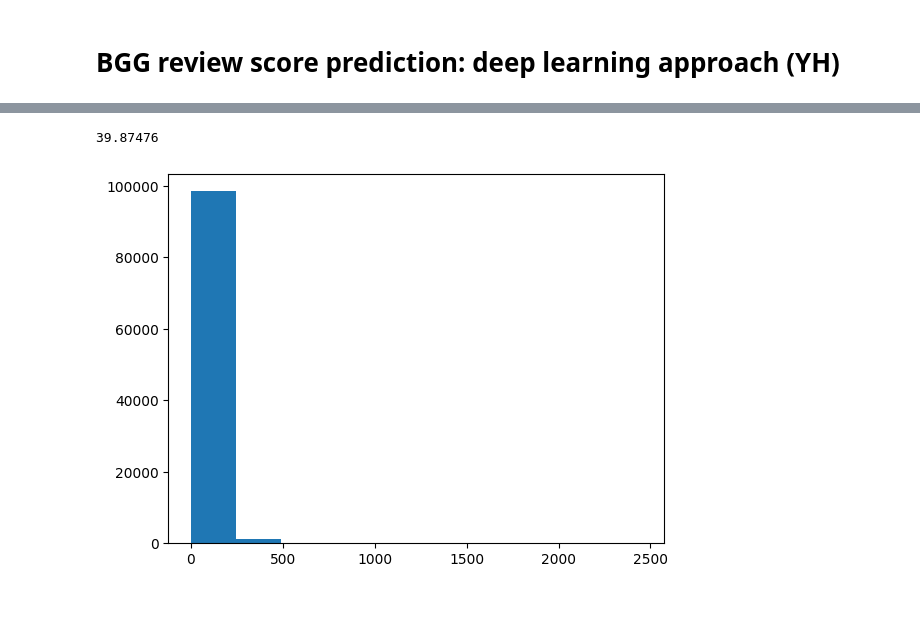
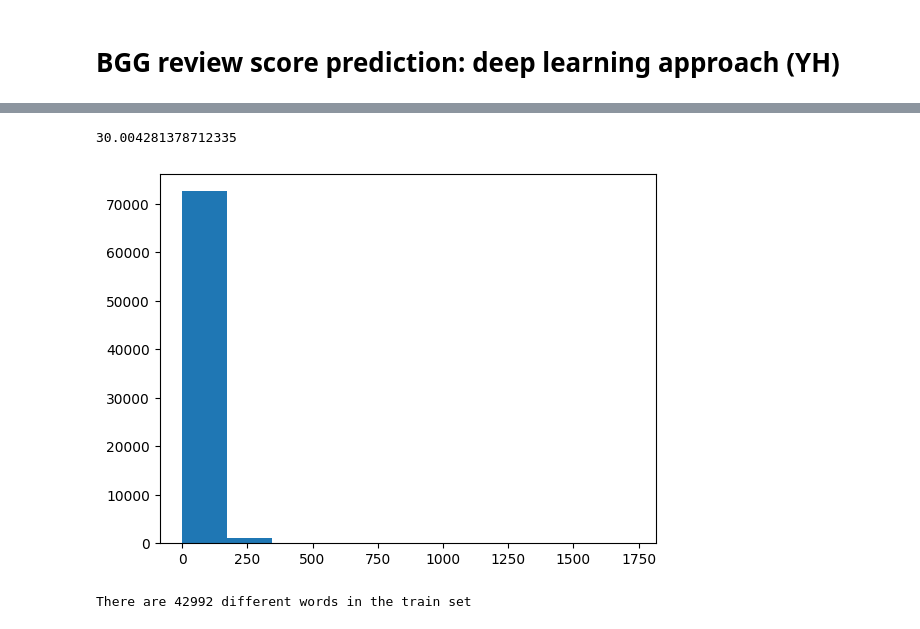
Before and after one commit to yiwen-h/bgg_reviews, a Jupyter notebook: notebooks/bgg_deeplearning.ipynb, the cells around one changed output, grey strips where cells are left out. Cells and saved outputs as stored; diff of their text form; code cells hidden in the pictures.

```diff
--- a/notebooks/bgg_deeplearning.ipynb
+++ b/notebooks/bgg_deeplearning.ipynb
@@ -17,3 +25,3 @@ df.head()
 # %%
-X = df['comment']
-y = df['rating']
+X = df_eng['comment']
+y = df_eng['rating']
@@ -33,0 +28,25 @@ Name: comment, Length: 100000, dtype: object
+# %%
+from nltk.corpus import stopwords
+import string
+from nltk.stem.wordnet import WordNetLemmatizer
+from nltk import word_tokenize
+
+def clean (text):
+    for punctuation in string.punctuation:
+        text = text.replace(punctuation, '') # Remove Punctuation
+    lowercased = text.lower() # Lower Case
+    tokenized = word_tokenize(lowercased) # Tokenize
+    words_only = [word for word in tokenized if word.isalpha()] # Remove numbers
+    lemma=WordNetLemmatizer() # Initiate Lemmatizer
+    lemmatized = [lemma.lemmatize(word, pos = 'n') for word in words_only] # Lemmatize
+    lemmatized1 = [lemma.lemmatize(word, pos = 'v') for word in lemmatized] # Lemmatize
+    lemmatized2 = [lemma.lemmatize(word, pos = 'a') for word in lemmatized1] # Lemmatize
+    lemmatized3 = [lemma.lemmatize(word, pos = 'r') for word in lemmatized2] # Lemmatize
+    stop_words = ['it', 'and', 'an', 'a', 'my', 'this', 'that', 'to', 'be', 'is', 'i', 'you'] # Make stopword list
+    without_stopwords = [word for word in lemmatized3 if not word in stop_words]
+    back_into_string = ' '.join(without_stopwords)
+    return back_into_string
+
+# Apply to all texts
+clean_X = X.apply(clean)
+clean_X
@@ -34,4 +66,4 @@ Name: comment, Length: 100000, dtype: object
 # %%
 from sklearn.model_selection import train_test_split
 
-X_train, X_test, y_train, y_test = train_test_split(X,y, test_size = 0.2)
+X_train, X_test, y_train, y_test = train_test_split(clean_X, y, test_size=0.2)
@@ -41,8 +75,8 @@ from tensorflow.keras.preprocessing.text import Tokenizer
 
 ### Let's tokenize the vocabulary
 tk = Tokenizer()
-tk.fit_on_texts(X)
+tk.fit_on_texts(X_train)
 vocab_size = len(tk.word_index)
-print(f'There are {vocab_size} different words in your corpus')
-X_token = tk.texts_to_sequences(X)
+X_train_token = tk.texts_to_sequences(X_train)
+X_test_token = tk.texts_to_sequences(X_test)
 # %% [output]
@@ -58,8 +91,14 @@ There are 82297 different words in your corpus
 # %%
 import matplotlib.pyplot as plt
-lengths = [len(each) for each in X_token]
+lengths = [len(each) for each in X_train_token]
 print(pd.Series(lengths).mean())
 plt.hist(lengths);
 # %% [output]
-39.87476
+30.004281378712335
-[figure, old version]
+[figure, new version]
+# %%
+vocab_size = len(tk.word_index)
+
+print(f'There are {vocab_size} different words in the train set')
+# %% [output]
+There are 42992 different words in the train set
```
Also changed, not shown: parts of 24 cells of this notebook, 1 other file.
